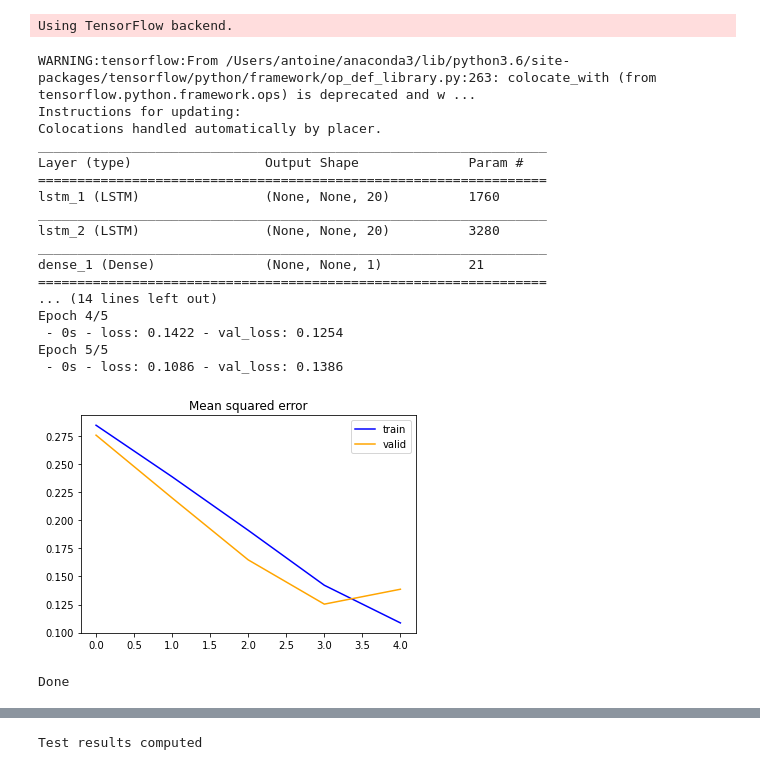
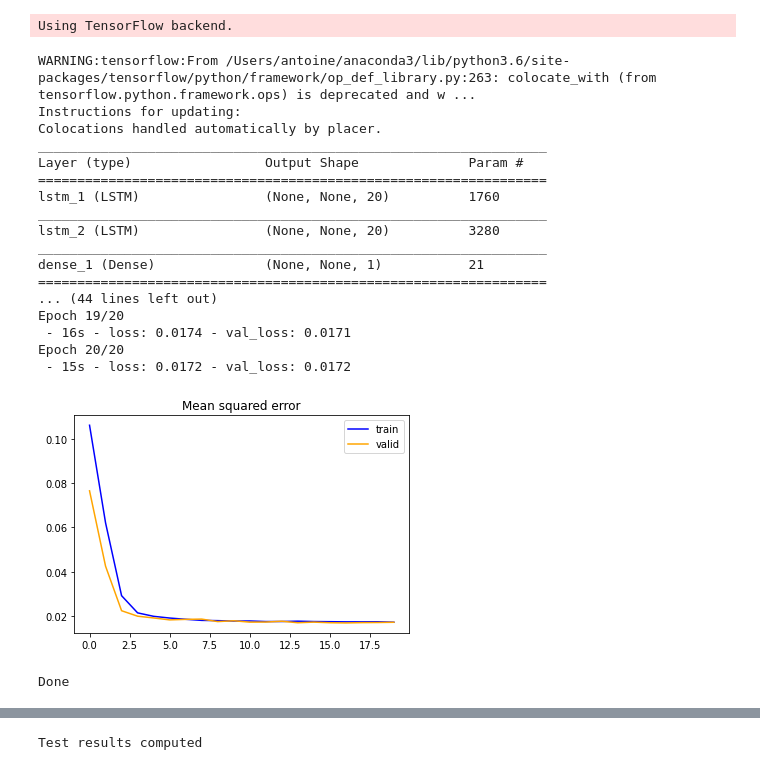
Before and after one commit to aaspeel/optiMeasRL, a Jupyter notebook: RL.ipynb, the cells around one changed output, grey strips where cells are left out. Drawn from its saved outputs; the diff is of its cells as text; code cells hidden in the pictures.

```diff
--- a/RL.ipynb
+++ b/RL.ipynb
@@ -30,51 +31,51 @@ T=12
 # %%
 if estimatorType=='rnn':
     # construct and train a Sequential RNN model with keras
-    numberSamples_trainRNN=10
+    numberSamples_trainRNN=500
     T_trainRNN=T
     generatorType='random01'
 
     # generate sequences for training
     (objectives_trainRNN,measurements_trainRNN)=generateSequence(T_trainRNN,numberSamples=numberSamples_trainRNN,generatorType=generatorType)
-    sigmas_trainRNN=randomSigma(T_trainRNN,numberSamples=numberSamples_trainRNN,p0=0.3)
+    sigmas_trainRNN=randomSigma(T_trainRNN,numberSamples=numberSamples_trainRNN,p0=0.2)
     measurements_corrupted_trainRNN=corruptSequence_outOfRange(measurements_trainRNN,sigmas_trainRNN)
 
     n_dim_meas=np.shape(measurements_corrupted_trainRNN)[2]
     n_dim_obj=np.shape(objectives_trainRNN)[2]
 
     model=Sequential()
     model.add(LSTM(20,input_shape=(None,n_dim_meas),return_sequences=True))
     model.add(LSTM(20,return_sequences=True))
     model.add(Dense(n_dim_obj,activation=None))
 
     model.compile(optimizer='adam',loss='mean_squared_error')
     model.summary()
 
     # train the RNN
-    history=model.fit(x=measurements_corrupted_trainRNN,y=objectives_trainRNN,batch_size=1,epochs=5,validation_split=0.2,verbose=2)
+    history=model.fit(x=measurements_corrupted_trainRNN,y=objectives_trainRNN,batch_size=1,epochs=20,validation_split=0.2,verbose=2)
 
     # plot loss
     plotRNNresults(history)
 print('Done')
 # %% [output]
 WARNING:tensorflow:From /Users/antoine/anaconda3/lib/python3.6/site-packages/tensorflow/python/framework/op_def_library.py:263: colocate_with (from tensorflow.python.framework.ops) is deprecated and w ...
 Instructions for updating:
 Colocations handled automatically by placer.
 _________________________________________________________________
 Layer (type)                 Output Shape              Param #
 =================================================================
 lstm_1 (LSTM)                (None, None, 20)          1760
 _________________________________________________________________
 lstm_2 (LSTM)                (None, None, 20)          3280
 _________________________________________________________________
 dense_1 (Dense)              (None, None, 1)           21
 =================================================================
-... (14 lines left out)
-Epoch 4/5
- - 0s - loss: 0.1422 - val_loss: 0.1254
-Epoch 5/5
- - 0s - loss: 0.1086 - val_loss: 0.1386
+... (44 lines left out)
+Epoch 19/20
+ - 16s - loss: 0.0174 - val_loss: 0.0171
+Epoch 20/20
+ - 15s - loss: 0.0172 - val_loss: 0.0172
-[figure, old version]
+[figure, new version]
 Done
 # %%
 if estimatorType=='rnn':
```
Also changed, not shown: parts of 13 cells of this notebook, 5 other files.
